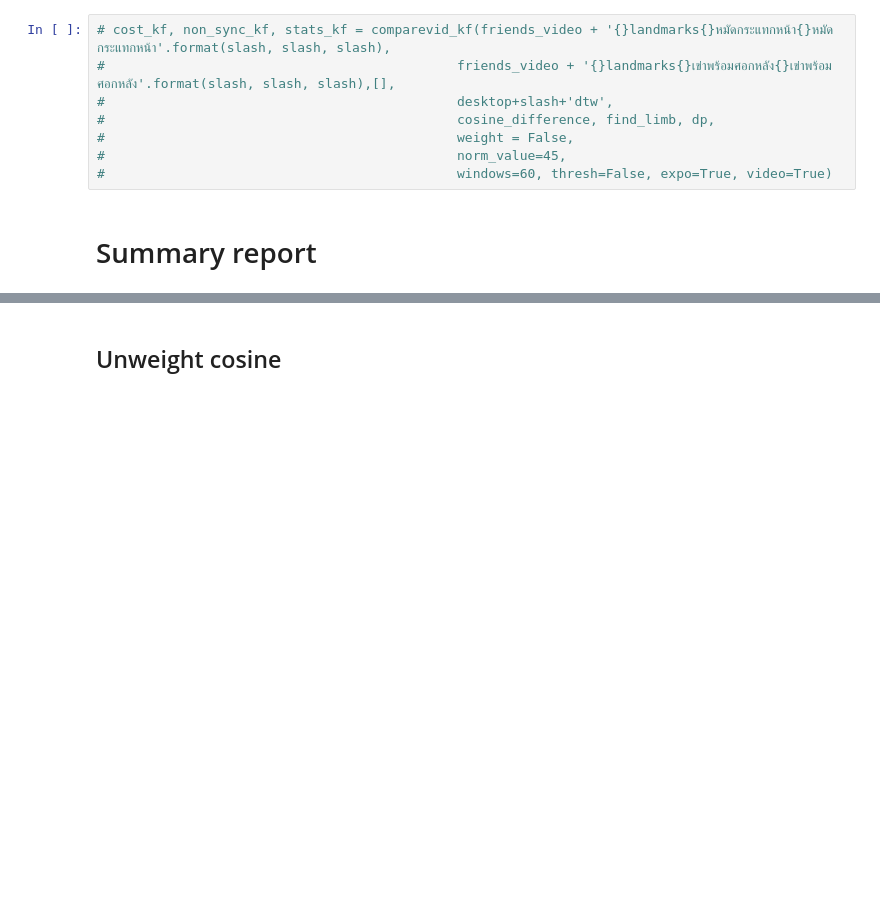
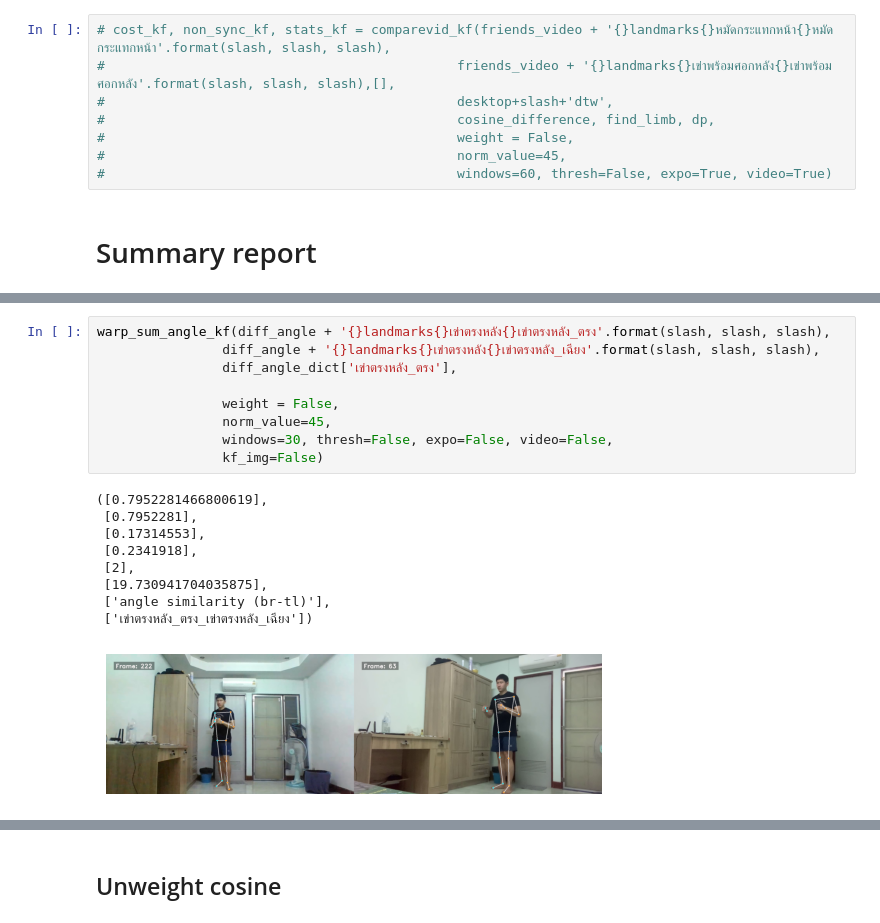
Before and after one commit to napongps/Muaythai-comparison, a Jupyter notebook: Muaythai_comparison_[Current].ipynb, the cells around one changed output, grey strips where cells are left out. Cells and saved outputs as stored; diff of their text form; blank space fills up the shorter version.

```diff
--- a/Muaythai_comparison_[Current].ipynb
+++ b/Muaythai_comparison_[Current].ipynb
@@ -1644,3 +1734,22 @@ def warp_sum_angle_kf(path_vid1: str, path_vid2: str, keyframe_list: list, weigh
+# %%
+warp_sum_angle_kf(diff_angle + '{}landmarks{}เข่าตรงหลัง{}เข่าตรงหลัง_ตรง'.format(slash, slash, slash),
+                diff_angle + '{}landmarks{}เข่าตรงหลัง{}เข่าตรงหลัง_เฉียง'.format(slash, slash, slash),
+                diff_angle_dict['เข่าตรงหลัง_ตรง'],
+
+                weight = False,
+                norm_value=45,
+                windows=30, thresh=False, expo=False, video=False,
+                kf_img=False)
+# %% [output]
+([0.7952281466800619],
+ [0.7952281],
+ [0.17314553],
+ [0.2341918],
+ [2],
+ [19.730941704035875],
+ ['angle similarity (br-tl)'],
+ ['เข่าตรงหลัง_ตรง_เข่าตรงหลัง_เฉียง'])
+[figure, added]
 # %%
 def case1_kf(path: str, keyframe_dict: dict, weight, threshold: bool, exponential: bool,
              angle_cosine_func, auto_method='aj', window=30, video=True, kf_img=False):
```
Also changed, not shown: parts of 52 cells of this notebook.
